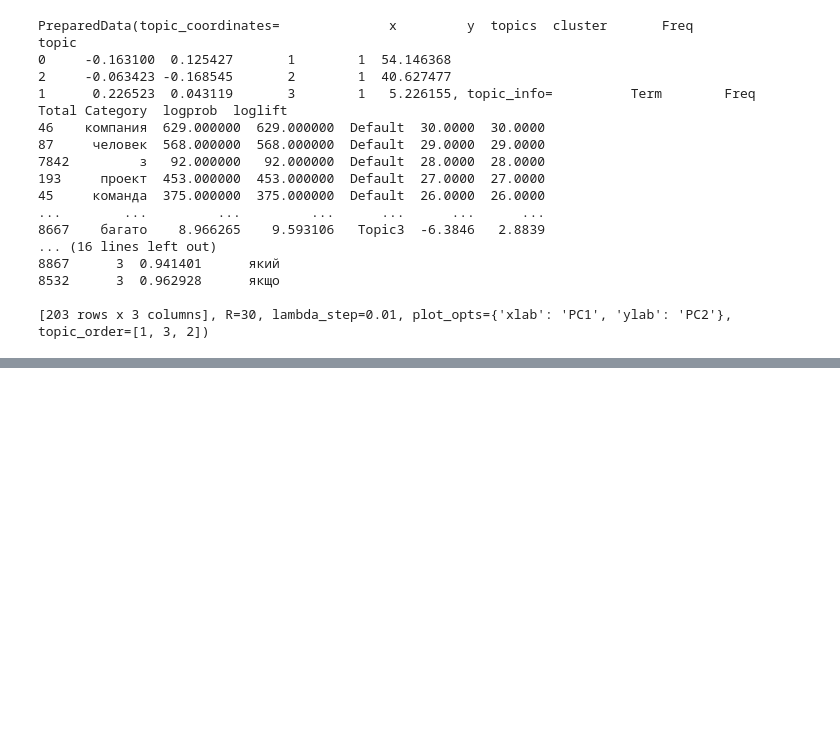
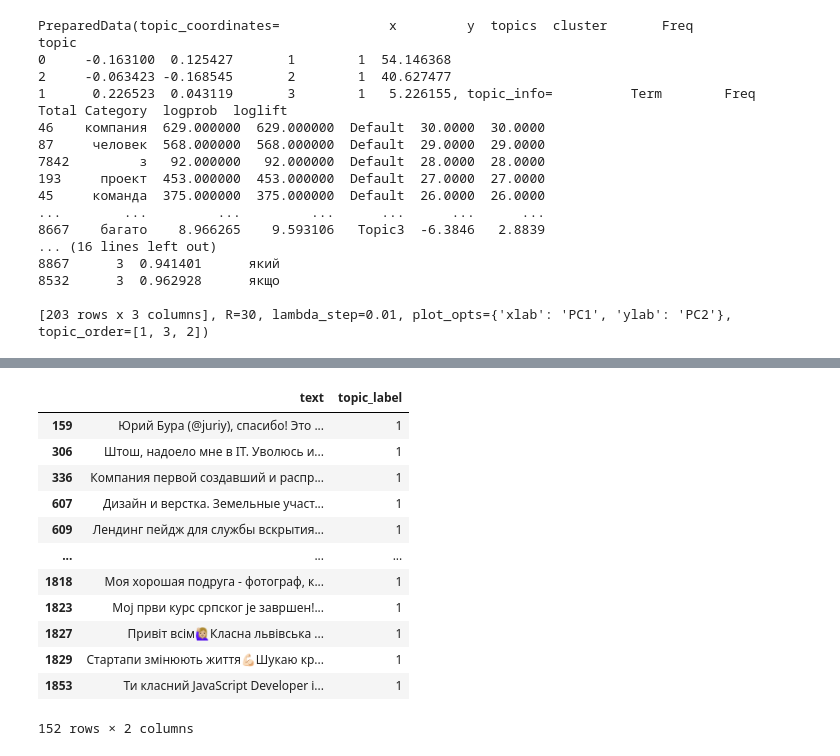
Before and after one commit to FreazerKRD/hackathon-recruiters, a Jupyter notebook: topic_modeling_new.ipynb, the cells around one changed output, grey strips where cells are left out. Saved outputs shown, nothing was run; the diff lists cells and outputs as text; code cells hidden in the pictures; blank space fills up the shorter version.

```diff
--- a/topic_modeling_new.ipynb
+++ b/topic_modeling_new.ipynb
@@ -407,0 +429,16 @@ topic
+# %%
+df.loc[df['topic_label'] == 1]
+# %% [output]
+|  | text | topic_label |
+| 159 | Юрий Бура (@juriy), спасибо! Это ... | 1 |
+| 306 | Штош, надоело мне в IT. Уволюсь и... | 1 |
+| 336 | Компания первой создавший и распр... | 1 |
+| 607 | Дизайн и верстка. Земельные участ... | 1 |
+| 609 | Лендинг пейдж для службы вскрытия... | 1 |
+| ... | ... | ... |
+| 1818 | Моя хорошая подруга - фотограф, к... | 1 |
+| 1823 | Мој први курс српског је завршен!... | 1 |
+| 1827 | Привіт всім🙋🏼‍♀️Класна львівська ... | 1 |
+| 1829 | Стартапи змінюють життя💪🏻Шукаю кр... | 1 |
+| 1853 | Ти класний JavaScript Developer і... | 1 |
+152 rows × 2 columns
```
Also changed, not shown: parts of 6 cells of this notebook.
